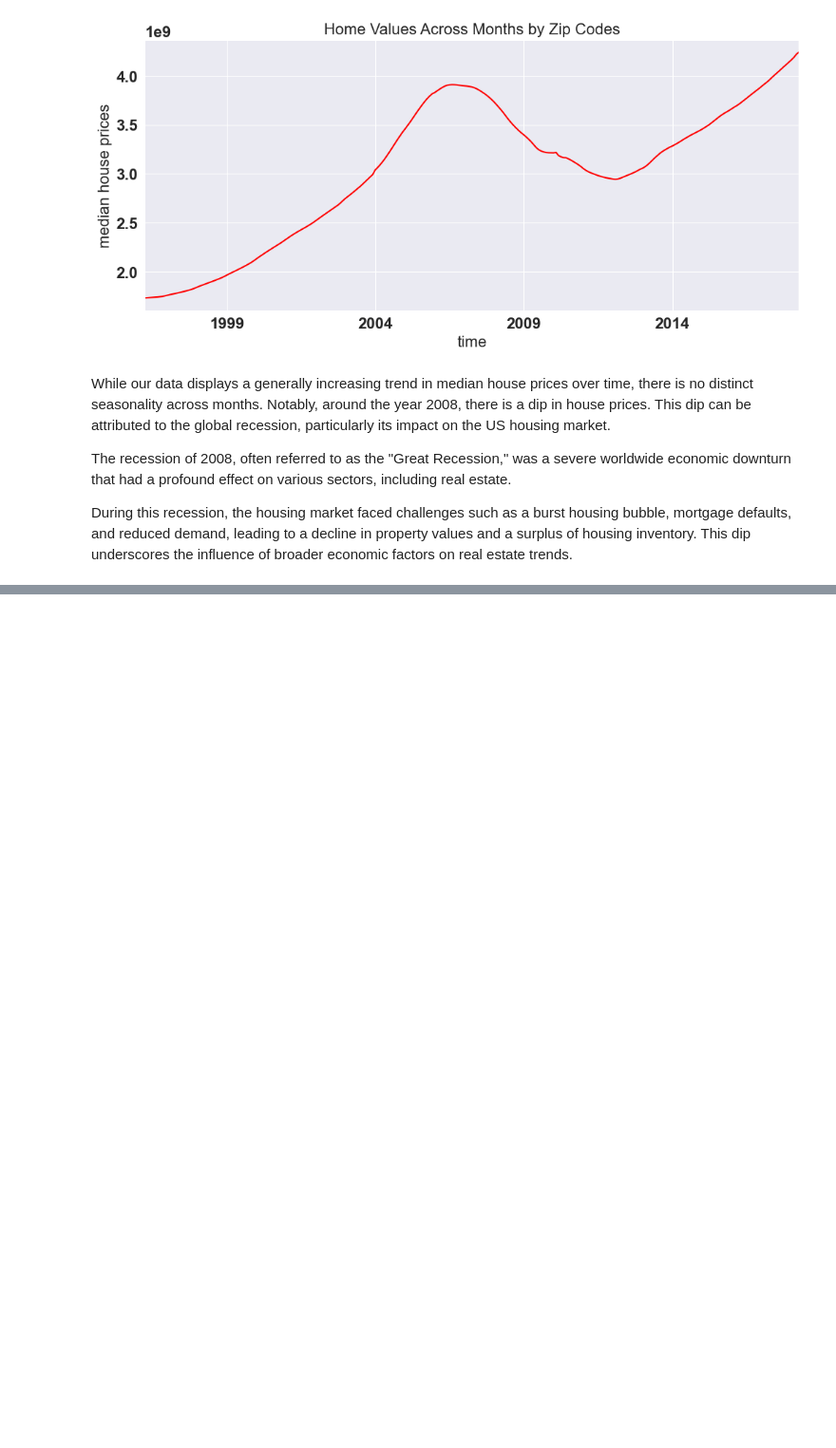
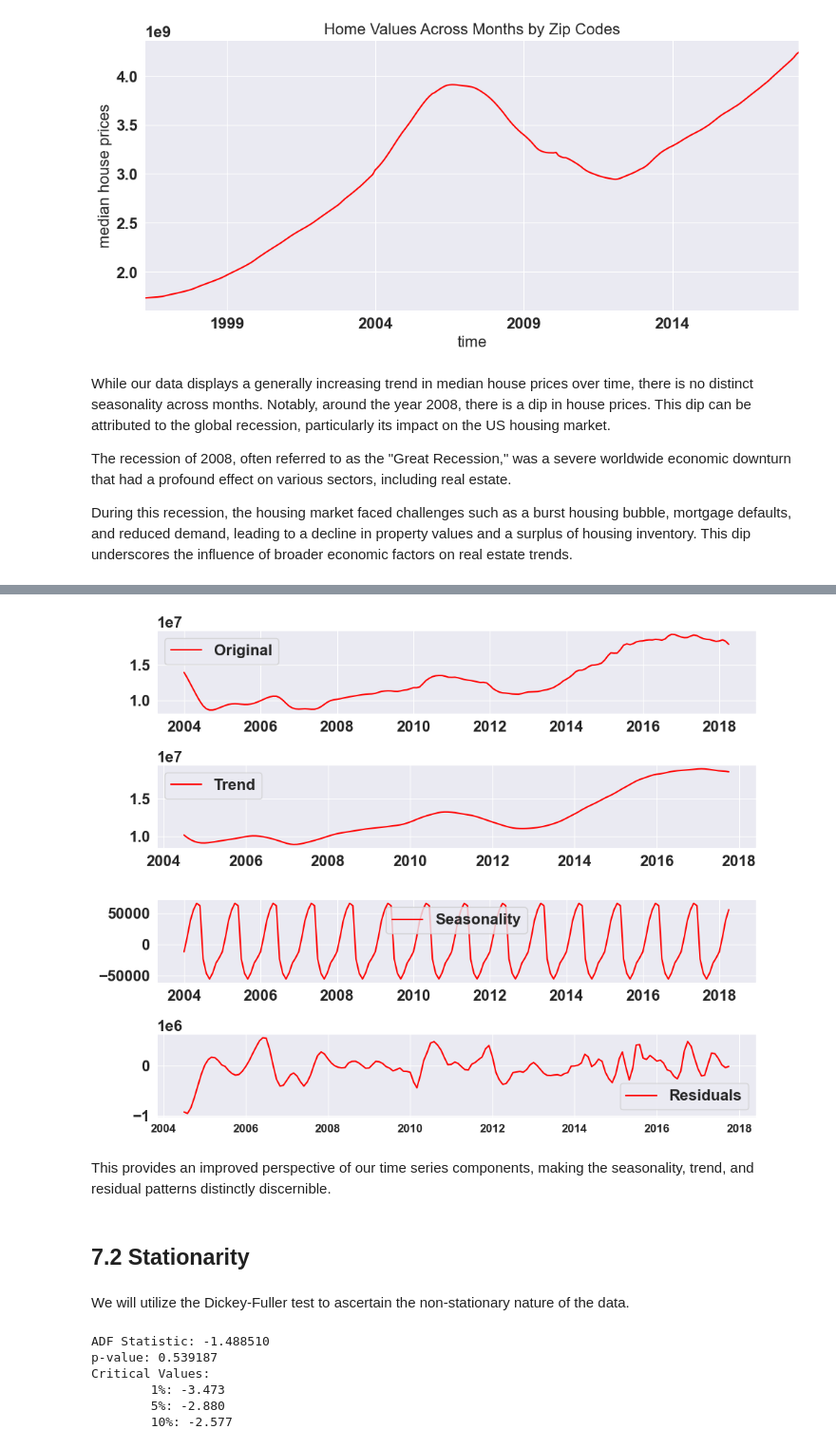
Before and after one commit to FionaNalianya/Forecasting-real-estate-prices, a Jupyter notebook: notebook.ipynb, the cells around one changed output, grey strips where cells are left out. Shown at 95% size. Cells and saved outputs as stored; diff of their text form; code cells hidden in the pictures; blank space fills up the shorter version.

Commit message:
Checked for stationarity

```diff
--- a/notebook.ipynb
+++ b/notebook.ipynb
@@ -832,0 +956,4 @@ During this recession, the housing market faced challenges such as a burst housi
+# %%
+# Remove data from 1996-2004, take data from 2004
+series_2 = my_series['2004':]
+series_2.head()
@@ -832,0 +978,10 @@ During this recession, the housing market faced challenges such as a burst housi
+# %%
+seasonal_decomposition(series_2)
+# %% [output]
+[figure, added]
+# %% [markdown]
+This provides an improved perspective of our time series components, making the seasonality, trend, and residual patterns distinctly discernible.
+# %% [markdown]
+## 7.2 Stationarity
+# %% [markdown]
+We will utilize the Dickey-Fuller test to ascertain the non-stationary nature of the data.
@@ -832,0 +997,9 @@ During this recession, the housing market faced challenges such as a burst housi
+# %%
+check_stationarity(series_2)
+# %% [output]
+ADF Statistic: -1.488510
+p-value: 0.539187
+Critical Values:
+        1%: -3.473
+        5%: -2.880
+        10%: -2.577
```
Also changed, not shown: parts of 24 cells of this notebook.
